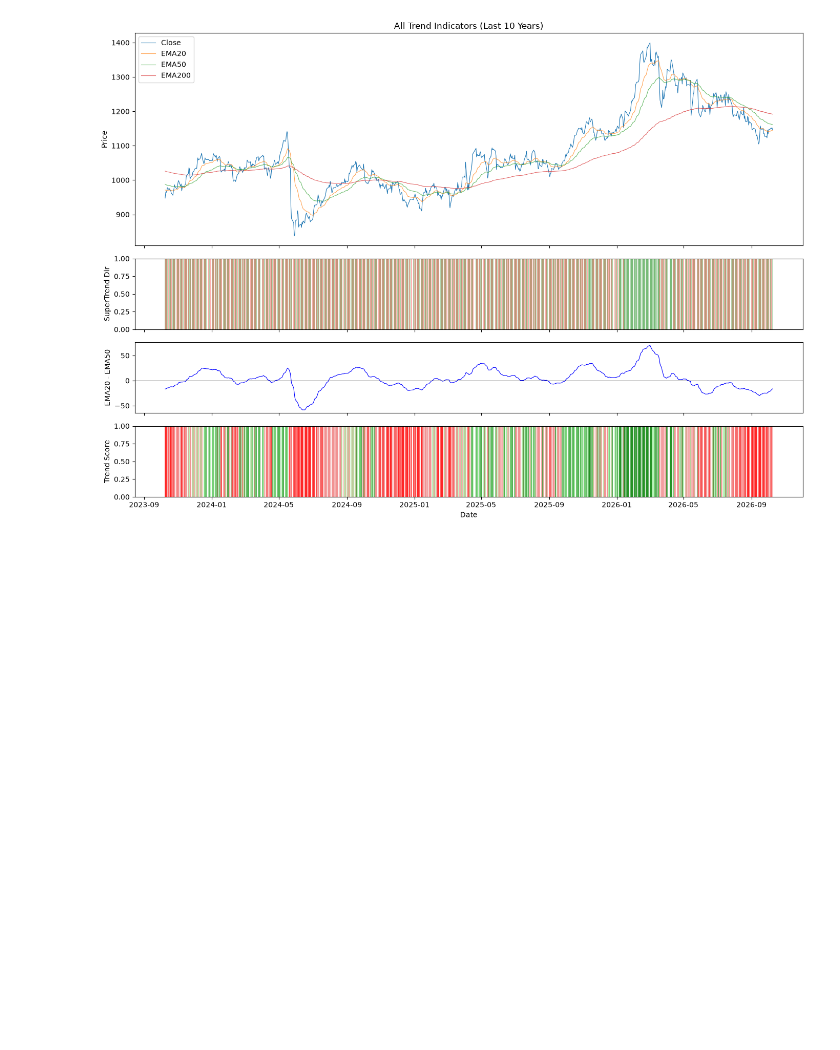
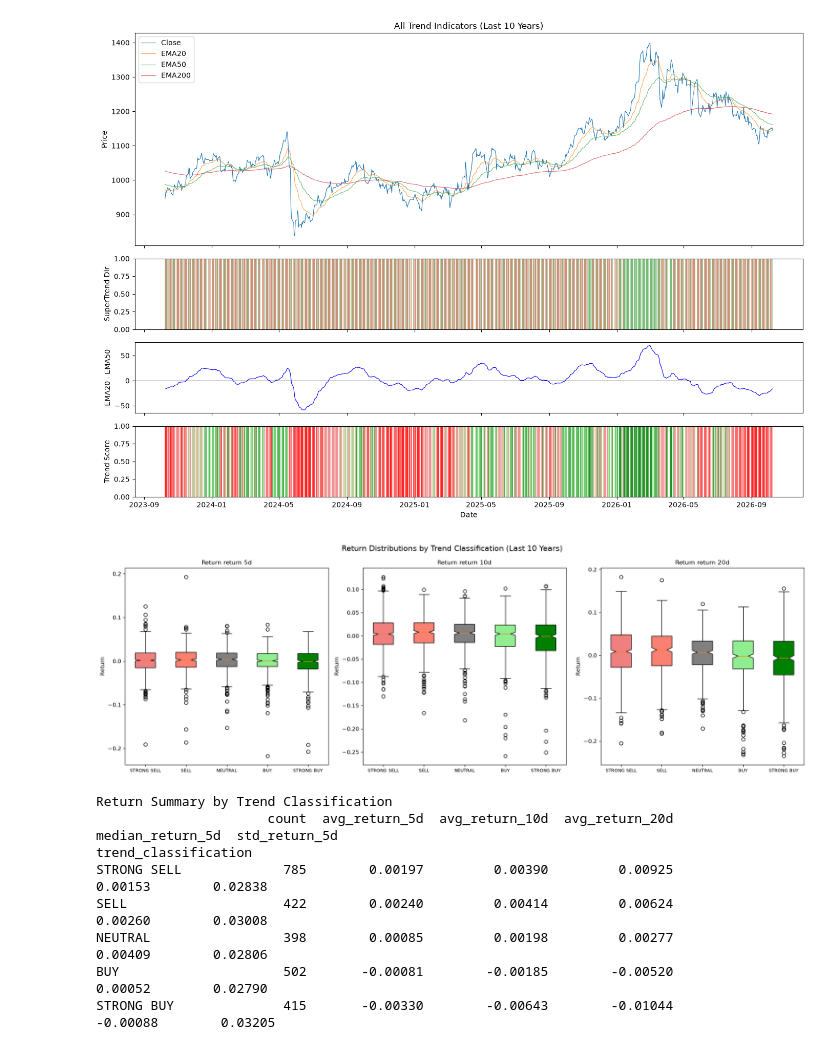
Before and after one commit to gavinklfong/stock-market-ta-local, a Jupyter notebook: notebook/trend_analysis.ipynb, the cells around one changed output. Drawn from its saved outputs; the diff is of its cells as text; code cells hidden in the pictures; blank space fills up the shorter version.

```diff
--- a/notebook/trend_analysis.ipynb
+++ b/notebook/trend_analysis.ipynb
@@ -124,18 +124,23 @@ Bear period: 49.0%
 [figure]
 # %%
 # === 5. Golden Cross & Death Cross ===
-# --- FILTER TO LAST 10 YEARS ---
+# --- COMPUTE ON FULL DF SO LATER SECTIONS CAN REFERENCE ---
+close_all = df["Close"]
+ema50_all = df["ta_ema50"]
+ema200_all = df["ta_ema200"]
+
+df["ema50_above_ema200"] = ema50_all > ema200_all
+df["prev_ema50_above_ema200"] = df["ema50_above_ema200"].shift(1)
+df["golden_cross_strong"] = (df["ema50_above_ema200"] == True) & (df["prev_ema50_above_ema200"] == False)
+df["death_cross_strong"] = (df["ema50_above_ema200"] == False) & (df["prev_ema50_above_ema200"] == True)
+
+# --- FILTER TO LAST 10 YEARS FOR DISPLAY ---
 cutoff = df.index.max() - pd.DateOffset(years=10)
 df_recent = df[df.index >= cutoff]
 
 close = df_recent["Close"]
 ema50 = df_recent["ta_ema50"]
 ema200 = df_recent["ta_ema200"]
-
-df_recent["ema50_above_ema200"] = ema50 > ema200
-df_recent["prev_ema50_above_ema200"] = df_recent["ema50_above_ema200"].shift(1)
-df_recent["golden_cross_strong"] = (df_recent["ema50_above_ema200"] == True) & (df_recent["prev_ema50_above_ema200"] == False)
-df_recent["death_cross_strong"] = (df_recent["ema50_above_ema200"] == False) & (df_recent["prev_ema50_above_ema200"] == True)
 
 print("\n=== Golden Cross / Death Cross (Last 10 Years) ===")
 print(f"Golden Crosses: {df_recent['golden_cross_strong'].sum()}")
@@ -305,3 +310,65 @@ plt.tight_layout()
 plt.show()
 # %% [output]
 [figure]
+# %%
+# === 9. Return Distributions by Trend Classification ===
+cutoff9 = df.index.max() - pd.DateOffset(years=10)
+df9 = df[df.index >= cutoff9].copy()
+
+def classify(score):
+    if score >= 4: return "STRONG BUY"
+    if score >= 2: return "BUY"
+    if score >= 0: return "NEUTRAL"
+    if score >= -2: return "SELL"
+    return "STRONG SELL"
+
+st_dir9 = df9["ta_supertrend_direction"].fillna(-1)
+df9["score_ema20"] = (df9["Close"] > df9["ta_ema20"]).astype(int) * 2 - 1
+df9["score_ema50"] = (df9["Close"] > df9["ta_ema50"]).astype(int) * 2 - 1
+df9["score_ema200"] = (df9["Close"] > df9["ta_ema200"]).astype(int) * 2 - 1
+df9["score_cross"] = (df9["ta_ema50"] > df9["ta_ema200"]).astype(int) * 2 - 1
+df9["score_st"] = st_dir9
+df9["trend_score"] = df9["score_ema20"] + df9["score_ema50"] + df9["score_ema200"] + df9["score_cross"] + df9["score_st"]
+df9["trend_classification"] = df9["trend_score"].apply(classify)
+
+order = ["STRONG SELL", "SELL", "NEUTRAL", "BUY", "STRONG BUY"]
+colors_map = {"STRONG SELL": "lightcoral", "SELL": "salmon", "NEUTRAL": "gray", "BUY": "lightgreen", "BUY": "lightgreen", "STRONG BUY": "green"}
+
+fig, axes = plt.subplots(1, 3, figsize=(18, 6))
+for ax, ret_col in zip(axes, ["ta_return_5d", "ta_return_10d", "ta_return_20d"]):
+    plot_data = []
+    for cat in order:
+        vals = df9.loc[df9["trend_classification"] == cat, ret_col].dropna().values
+        plot_data.append(vals)
+    bp = ax.boxplot(plot_data, notch=True, patch_artist=True)
+    ax.set_xticklabels(order, fontsize=8)
+    for patch, cat in zip(bp["boxes"], order):
+        patch.set_facecolor(colors_map[cat])
+    ax.set_title(ret_col.replace("ta_", "Return ").replace("_", " "), fontsize=11)
+    ax.set_ylabel("Return")
+plt.suptitle("Return Distributions by Trend Classification (Last 10 Years)", fontsize=14)
+plt.tight_layout()
+plt.show()
+
+summary = df9.groupby("trend_classification").agg(
+    count=("ta_return_5d", "count"),
+    avg_return_5d=("ta_return_5d", "mean"),
+    avg_return_10d=("ta_return_10d", "mean"),
+    avg_return_20d=("ta_return_20d", "mean"),
+    median_return_5d=("ta_return_5d", "median"),
+    std_return_5d=("ta_return_5d", "std"),
+).round(5)
+# Reorder rows
+summary = summary.reindex(order)
+print("Return Summary by Trend Classification")
+print(summary.to_string())
+# %% [output]
+[figure, added]
+Return Summary by Trend Classification
+                      count  avg_return_5d  avg_return_10d  avg_return_20d  median_return_5d  std_return_5d
+trend_classification
+STRONG SELL             785        0.00197         0.00390         0.00925           0.00153        0.02838
+SELL                    422        0.00240         0.00414         0.00624           0.00260        0.03008
+NEUTRAL                 398        0.00085         0.00198         0.00277           0.00409        0.02806
+BUY                     502       -0.00081        -0.00185        -0.00520           0.00052        0.02790
+STRONG BUY              415       -0.00330        -0.00643        -0.01044          -0.00088        0.03205
```
Also changed, not shown: parts of 9 cells of this notebook.
